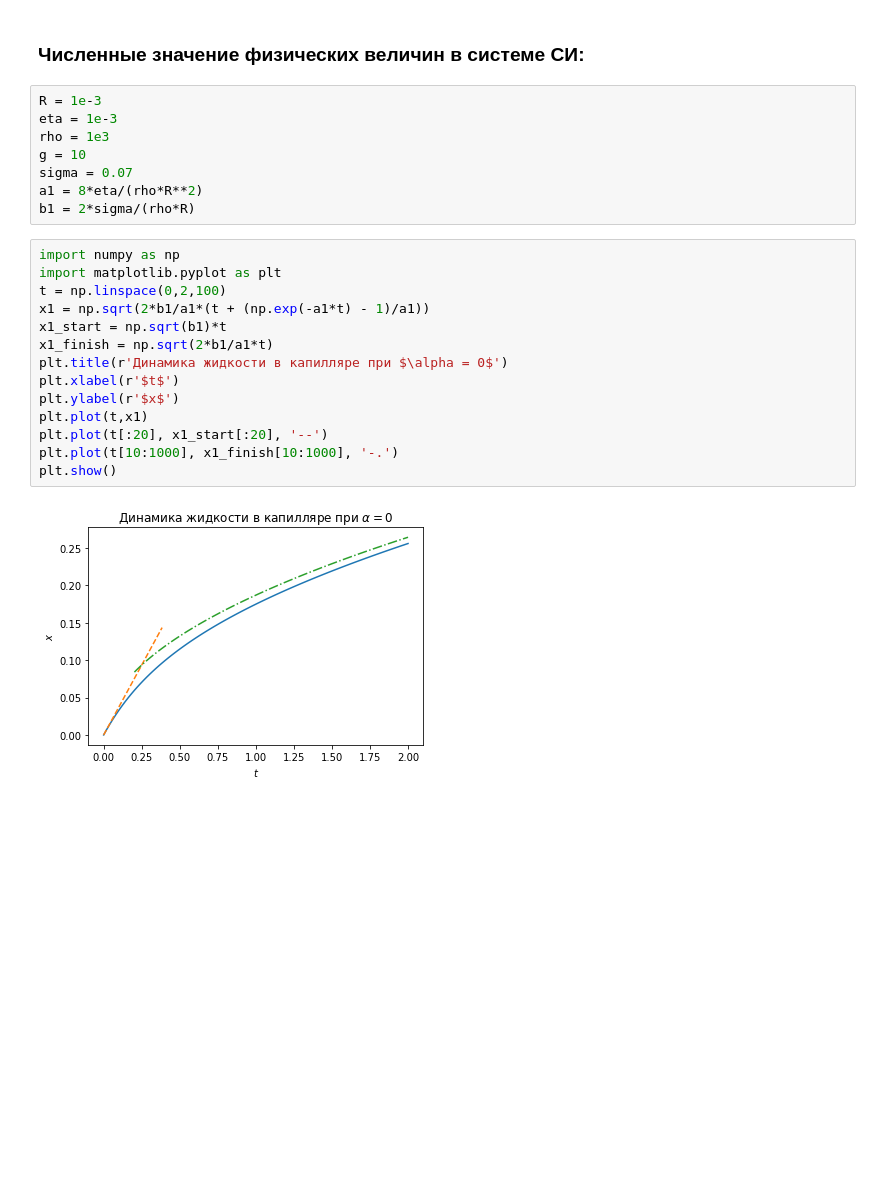
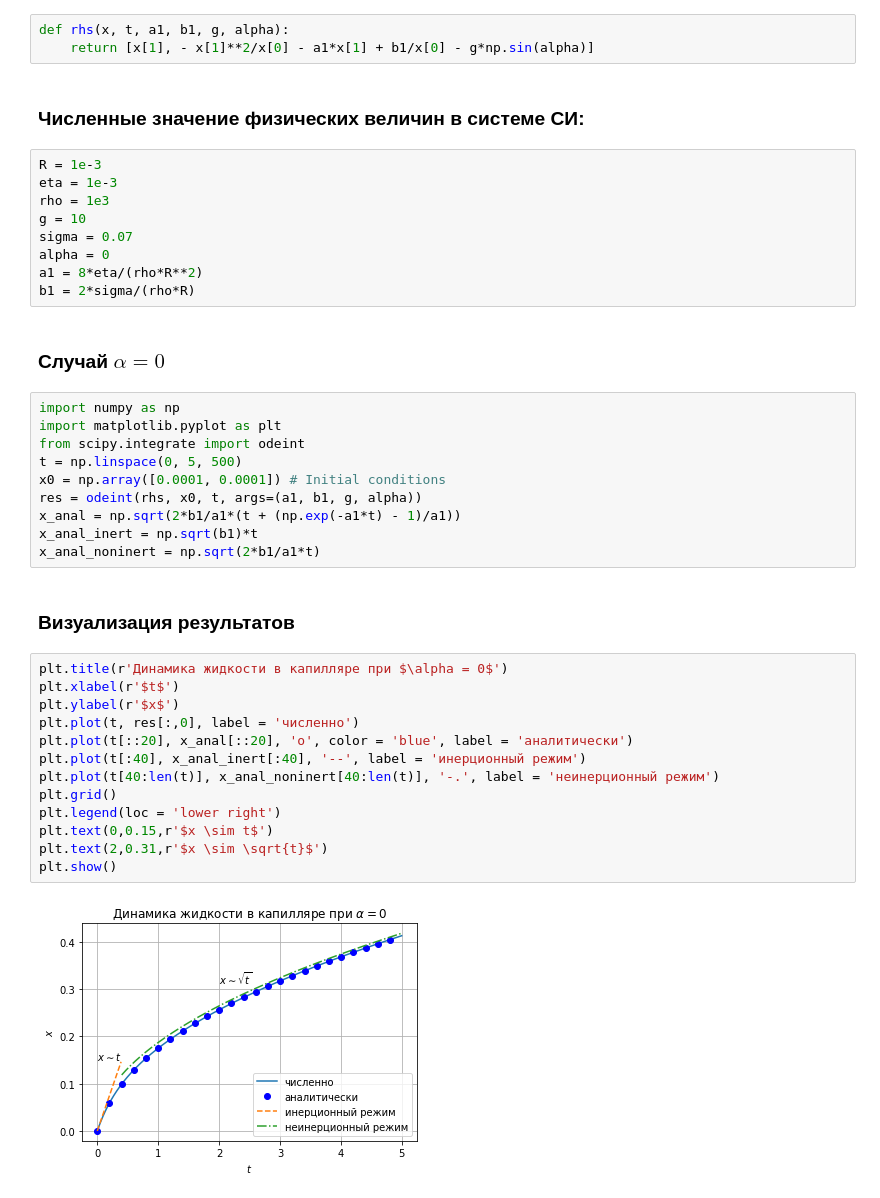
Before and after one commit to konstgav/computational-physics-python, a Jupyter notebook: Capillar-dynamics.ipynb, the cells around one changed output. Drawn from its saved outputs; the diff is of its cells as text; blank space fills up the shorter version.

```diff
--- a/Capillar-dynamics.ipynb
+++ b/Capillar-dynamics.ipynb
@@ -82,3 +85,6 @@ $$\frac{x^2}{x_0^2}\left(\frac{1}{2}+ \frac{1}{3} \frac{x}{x_0} + \frac{1}{4} \f
+# %%
+def rhs(x, t, a1, b1, g, alpha):
+    return [x[1], - x[1]**2/x[0] - a1*x[1] + b1/x[0] - g*np.sin(alpha)]
 # %% [markdown]
 ### Численные значение физических величин в системе СИ:
 # %%
@@ -87,21 +93,35 @@ eta = 1e-3
 rho = 1e3
 g = 10
 sigma = 0.07
+alpha = 0
 a1 = 8*eta/(rho*R**2)
 b1 = 2*sigma/(rho*R)
+# %% [markdown]
+### Случай $\alpha = 0$
 # %%
 import numpy as np
 import matplotlib.pyplot as plt
-t = np.linspace(0,2,100)
-x1 = np.sqrt(2*b1/a1*(t + (np.exp(-a1*t) - 1)/a1))
-x1_start = np.sqrt(b1)*t
-x1_finish = np.sqrt(2*b1/a1*t)
-plt.title(r'Динамика жидкости в капилляре при $\alpha = 0$')
-plt.xlabel(r'$t$')
-plt.ylabel(r'$x$')
-plt.plot(t,x1)
-plt.plot(t[:20], x1_start[:20], '--')
-plt.plot(t[10:1000], x1_finish[10:1000], '-.')
-plt.show()
+from scipy.integrate import odeint
+t = np.linspace(0, 5, 500)
+x0 = np.array([0.0001, 0.0001]) # Initial conditions
+res = odeint(rhs, x0, t, args=(a1, b1, g, alpha))
+x_anal = np.sqrt(2*b1/a1*(t + (np.exp(-a1*t) - 1)/a1))
+x_anal_inert = np.sqrt(b1)*t
+x_anal_noninert = np.sqrt(2*b1/a1*t)
-# %% [output]
-[figure, removed]
+# %% [markdown]
+### Визуализация результатов
+# %%
+plt.title(r'Динамика жидкости в капилляре при $\alpha = 0$')
+plt.xlabel(r'$t$')
+plt.ylabel(r'$x$')
+plt.plot(t, res[:,0], label = 'численно')
+plt.plot(t[::20], x_anal[::20], 'o', color = 'blue', label = 'аналитически')
+plt.plot(t[:40], x_anal_inert[:40], '--', label = 'инерционный режим')
+plt.plot(t[40:len(t)], x_anal_noninert[40:len(t)], '-.', label = 'неинерционный режим')
+plt.grid()
+plt.legend(loc = 'lower right')
+plt.text(0,0.15,r'$x \sim t$')
+plt.text(2,0.31,r'$x \sim \sqrt{t}$')
+plt.show()
+# %% [output]
+[figure, added]
```
Also changed, not shown: parts of 8 cells of this notebook.
